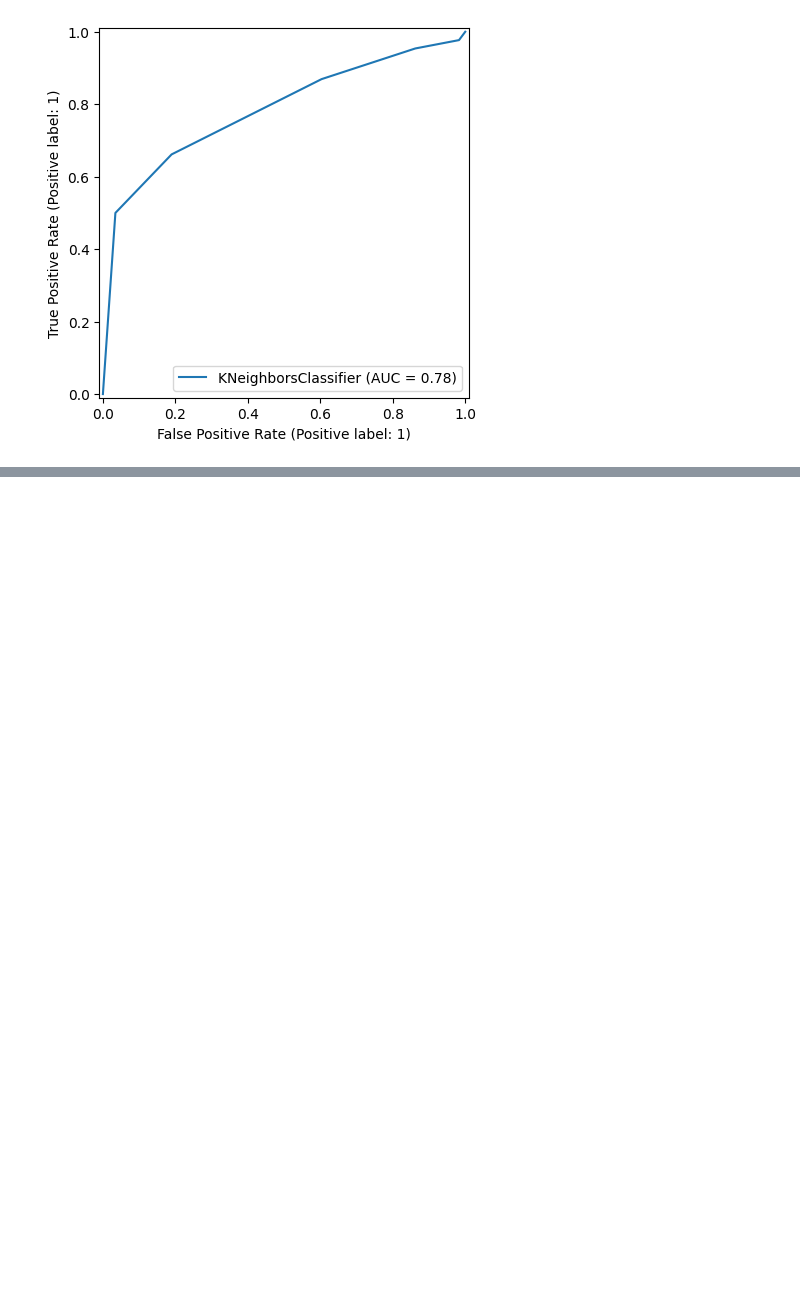
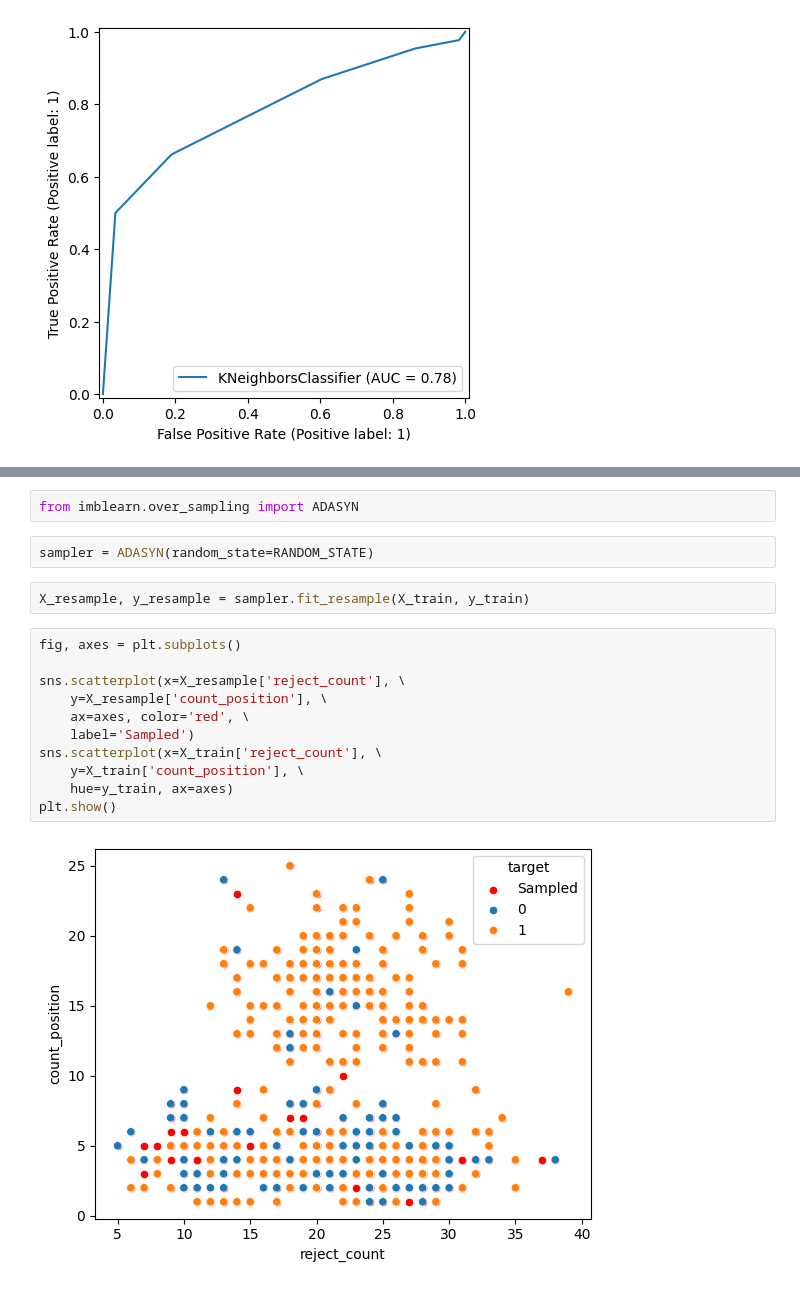
Before and after one commit to FullTOPik/ml_basic_models, a Jupyter notebook: yandex/orders_seafood.ipynb, the cells around one changed output, grey strips where cells are left out. Cells and saved outputs as stored; diff of their text form; blank space fills up the shorter version.

```diff
--- a/yandex/orders_seafood.ipynb
+++ b/yandex/orders_seafood.ipynb
@@ -191,0 +296,19 @@ RocCurveDisplay.from_estimator(model, X_test_scalled, y_test)
+# %%
+from imblearn.over_sampling import ADASYN
+# %%
+sampler = ADASYN(random_state=RANDOM_STATE)
+# %%
+X_resample, y_resample = sampler.fit_resample(X_train, y_train)
+# %%
+fig, axes = plt.subplots()
+
+sns.scatterplot(x=X_resample['reject_count'], \
+    y=X_resample['count_position'], \
+    ax=axes, color='red', \
+    label='Sampled')
+sns.scatterplot(x=X_train['reject_count'], \
+    y=X_train['count_position'], \
+    hue=y_train, ax=axes)
+plt.show()
+# %% [output]
+[figure, added]
```
Also changed, not shown: parts of 23 cells of this notebook.
